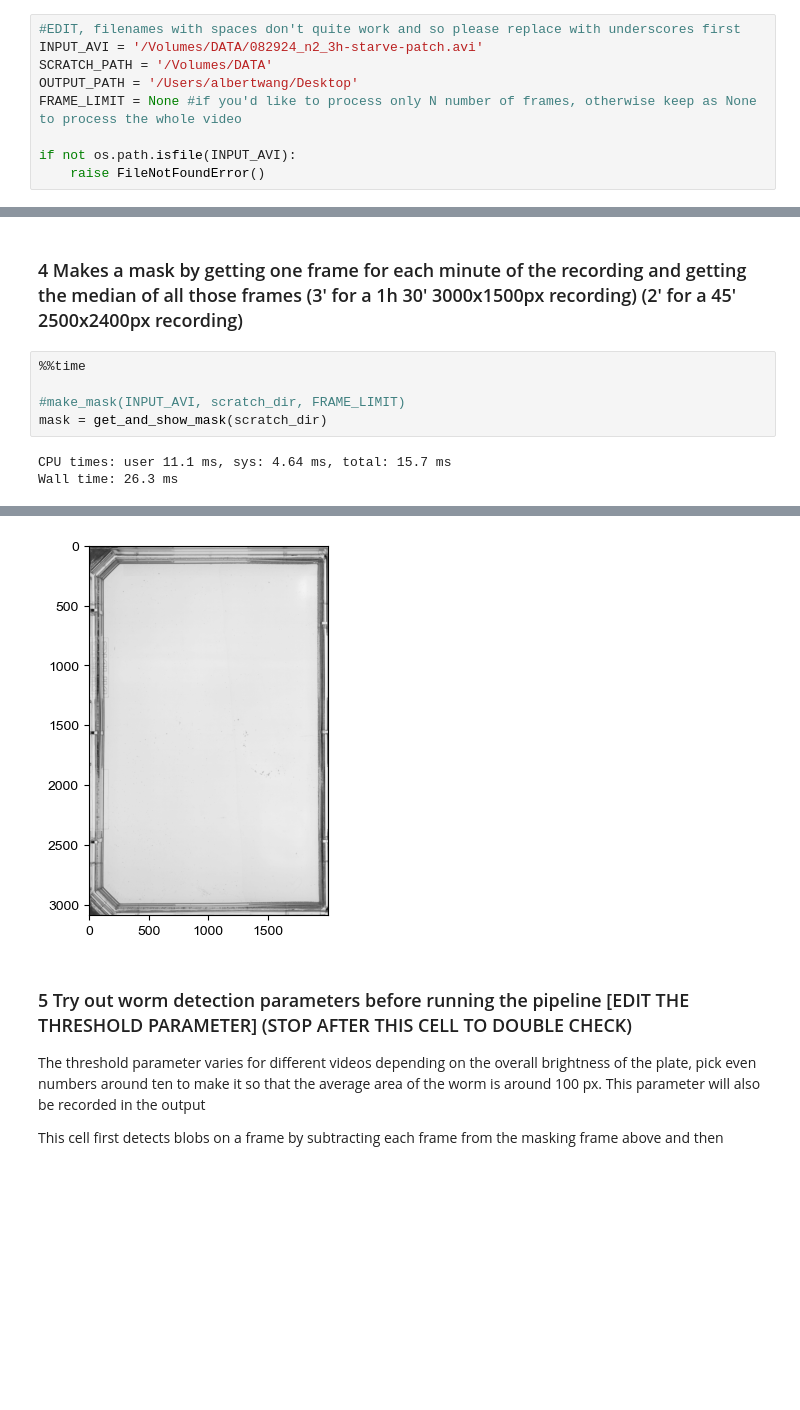
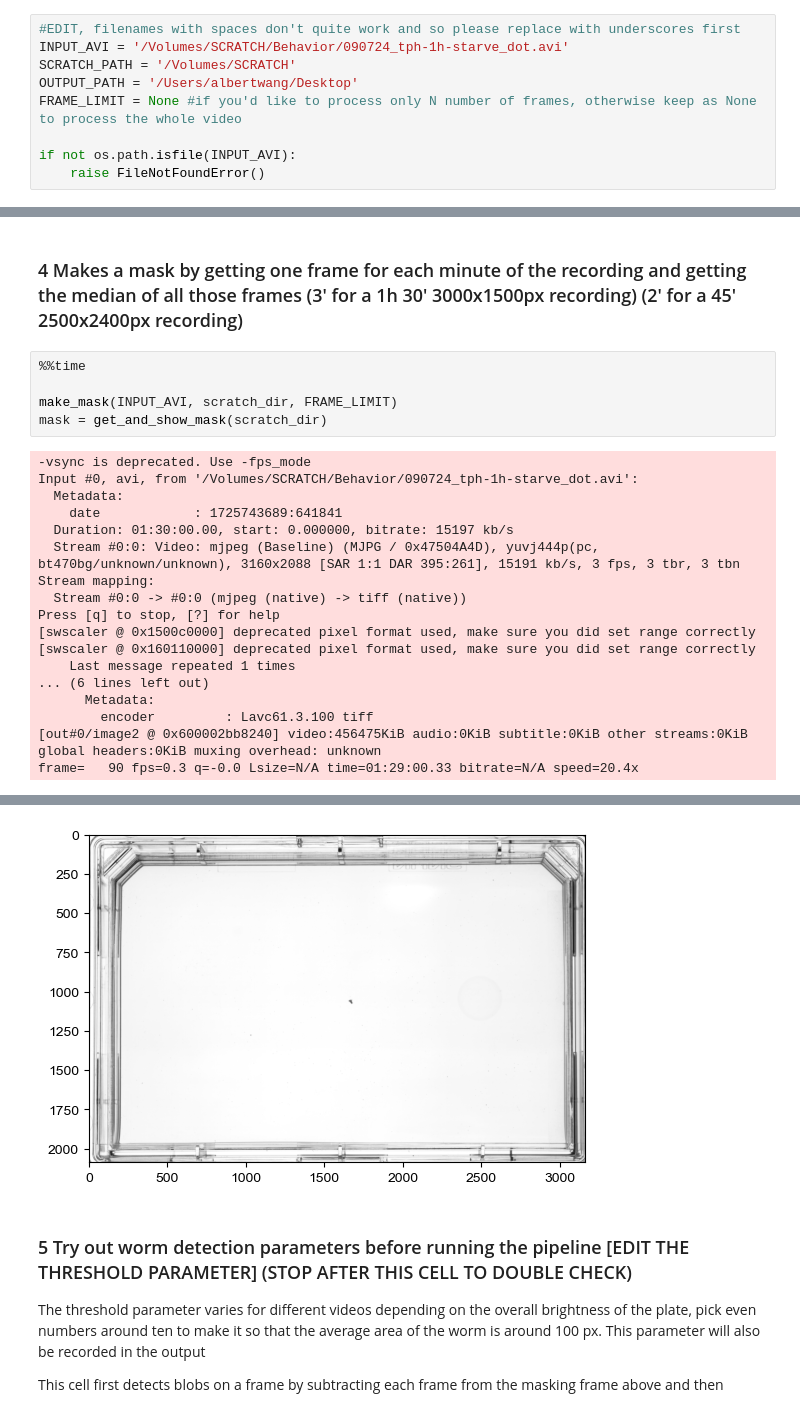
Before and after one commit to azwang10/multi-worm-tracker, a Jupyter notebook: multiwormtracker.ipynb, the cells around one changed output, grey strips where cells are left out. Drawn from its saved outputs; the diff is of its cells as text; blank space fills up the shorter version.

```diff
--- a/multiwormtracker.ipynb
+++ b/multiwormtracker.ipynb
@@ -16,8 +16,8 @@ from mwt import *
 The notebook requires a scratch directory with a lot of storage that will be filled with the `.avi` file converted into `.tif` for each individual frame. This scratch directory should have up to 75 GB free (51 GB used for a 1h 30' 3000x1500px recording) (36 GB used for a 45' 2500x2400px recording)
 # %%
 #EDIT, filenames with spaces don't quite work and so please replace with underscores first
-INPUT_AVI = '/Volumes/DATA/082924_n2_3h-starve-patch.avi'
-SCRATCH_PATH = '/Volumes/DATA'
+INPUT_AVI = '/Volumes/SCRATCH/Behavior/090724_tph-1h-starve_dot.avi'
+SCRATCH_PATH = '/Volumes/SCRATCH'
 OUTPUT_PATH = '/Users/albertwang/Desktop'
 FRAME_LIMIT = None #if you'd like to process only N number of frames, otherwise keep as None to process the whole video
 
@@ -35,8 +35,23 @@ scratch_dir
 # %%
 %%time
 
-#make_mask(INPUT_AVI, scratch_dir, FRAME_LIMIT)
+make_mask(INPUT_AVI, scratch_dir, FRAME_LIMIT)
 mask = get_and_show_mask(scratch_dir)
 # %% [output]
-CPU times: user 11.1 ms, sys: 4.64 ms, total: 15.7 ms
-Wall time: 26.3 ms
+-vsync is deprecated. Use -fps_mode
+Input #0, avi, from '/Volumes/SCRATCH/Behavior/090724_tph-1h-starve_dot.avi':
+  Metadata:
+    date            : 1725743689:641841
+  Duration: 01:30:00.00, start: 0.000000, bitrate: 15197 kb/s
+  Stream #0:0: Video: mjpeg (Baseline) (MJPG / 0x47504A4D), yuvj444p(pc, bt470bg/unknown/unknown), 3160x2088 [SAR 1:1 DAR 395:261], 15191 kb/s, 3 fps, 3 tbr, 3 tbn
+Stream mapping:
+  Stream #0:0 -> #0:0 (mjpeg (native) -> tiff (native))
+Press [q] to stop, [?] for help
+[swscaler @ 0x1500c0000] deprecated pixel format used, make sure you did set range correctly
+[swscaler @ 0x160110000] deprecated pixel format used, make sure you did set range correctly
+    Last message repeated 1 times
+... (6 lines left out)
+      Metadata:
+        encoder         : Lavc61.3.100 tiff
+[out#0/image2 @ 0x600002bb8240] video:456475KiB audio:0KiB subtitle:0KiB other streams:0KiB global headers:0KiB muxing overhead: unknown
+frame=   90 fps=0.3 q=-0.0 Lsize=N/A time=01:29:00.33 bitrate=N/A speed=20.4x
@@ -43,4 +60,4 @@ Wall time: 26.3 ms
-[figure, old version]
+[figure, new version]
 # %% [markdown]
 ### 5 Try out worm detection parameters before running the pipeline [EDIT THE THRESHOLD PARAMETER] (STOP AFTER THIS CELL TO DOUBLE CHECK)
 
```
Also changed, not shown: parts of 10 cells of this notebook.
